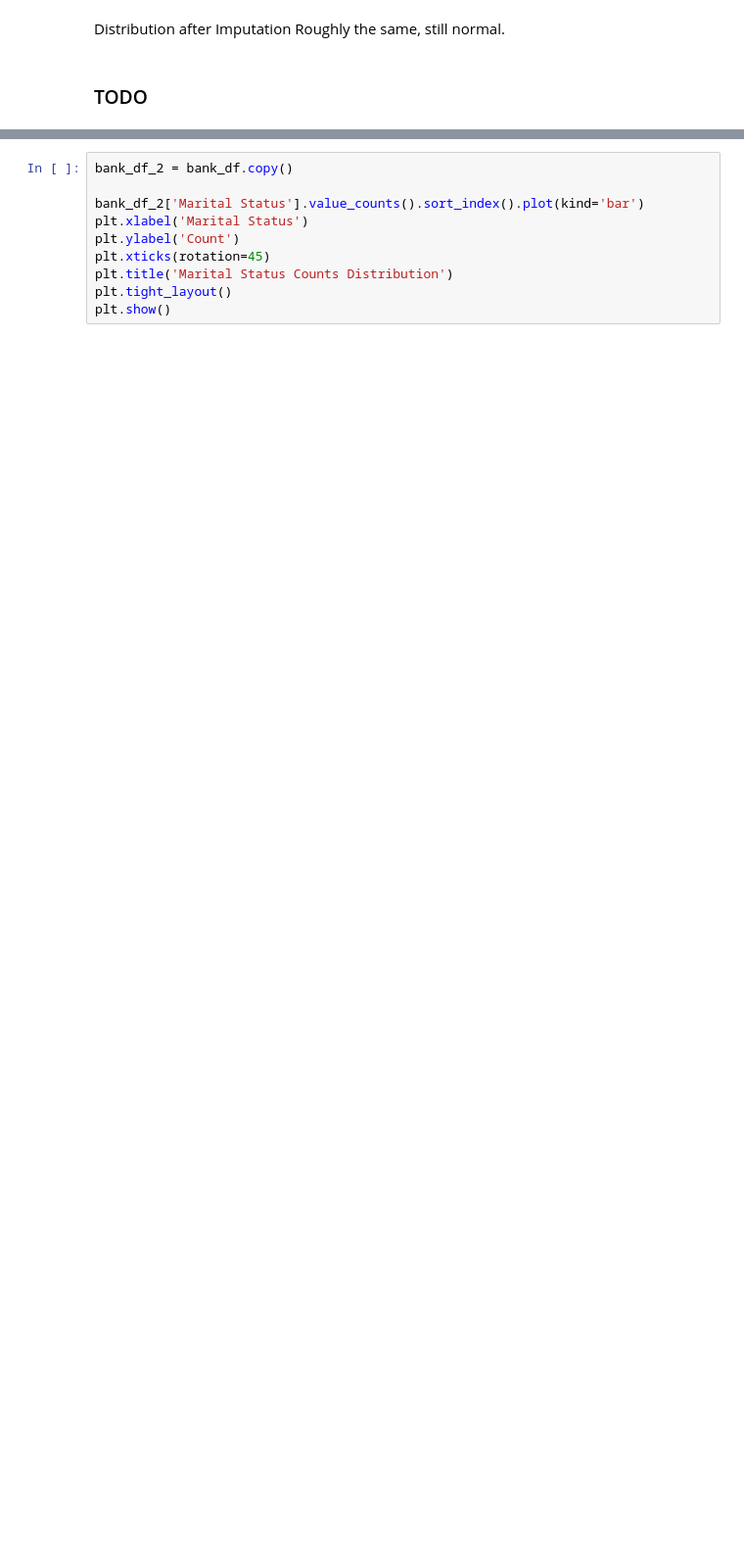
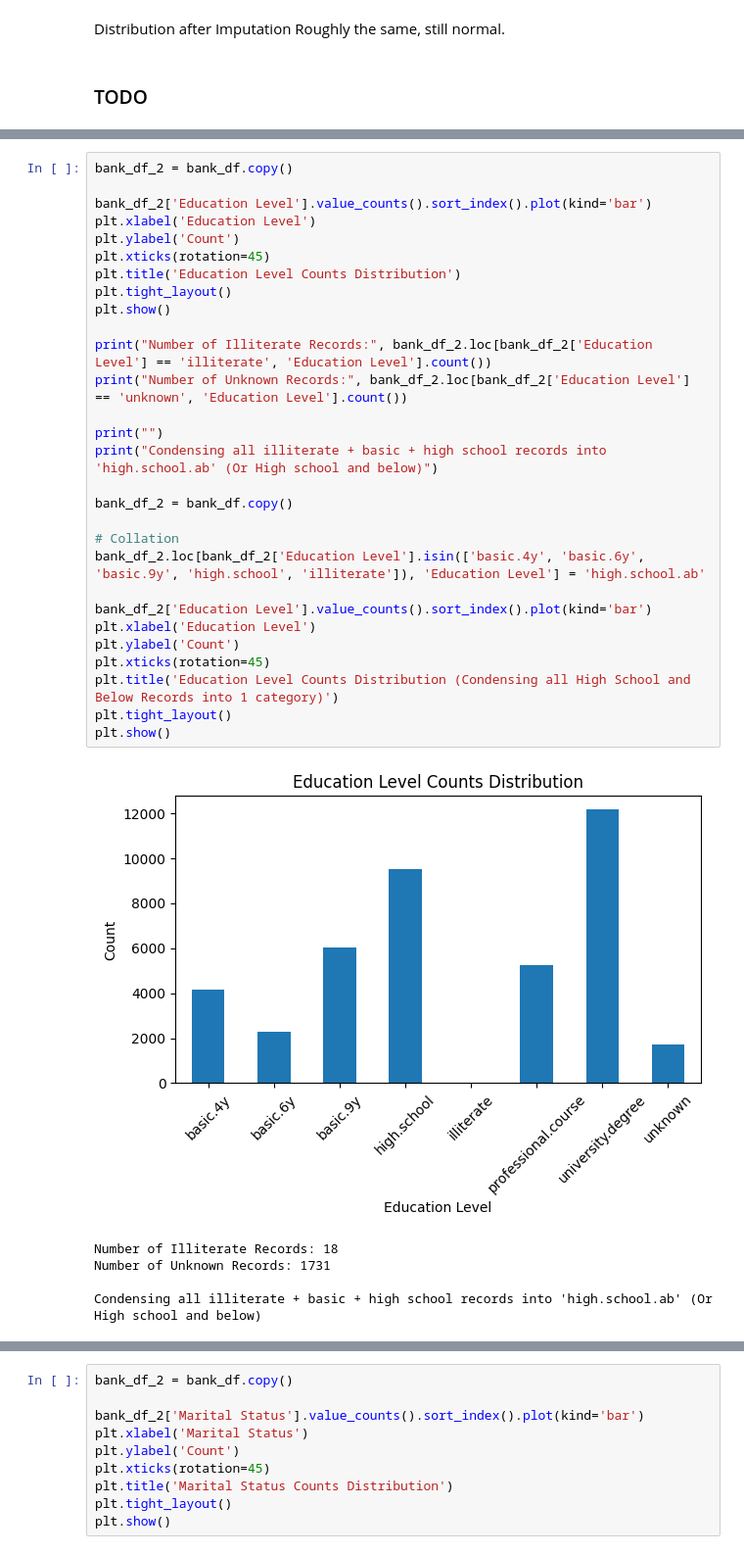
Before and after one commit to AlaTan93/aiap20-tan-song-xin-alastair-872I, a Jupyter notebook: eda.ipynb, the cells around one changed output, grey strips where cells are left out. Shown at 98% size. Saved outputs shown, nothing was run; the diff lists cells and outputs as text; blank space fills up the shorter version.

```diff
--- a/eda.ipynb
+++ b/eda.ipynb
@@ -276,0 +302,35 @@ print("Collation of Jobs into these new categories:")
+# %%
+bank_df_2 = bank_df.copy()
+
+bank_df_2['Education Level'].value_counts().sort_index().plot(kind='bar')
+plt.xlabel('Education Level')
+plt.ylabel('Count')
+plt.xticks(rotation=45)
+plt.title('Education Level Counts Distribution')
+plt.tight_layout()
+plt.show()
+
+print("Number of Illiterate Records:", bank_df_2.loc[bank_df_2['Education Level'] == 'illiterate', 'Education Level'].count())
+print("Number of Unknown Records:", bank_df_2.loc[bank_df_2['Education Level'] == 'unknown', 'Education Level'].count())
+
+print("")
+print("Condensing all illiterate + basic + high school records into 'high.school.ab' (Or High school and below)")
+
+bank_df_2 = bank_df.copy()
+
+# Collation
+bank_df_2.loc[bank_df_2['Education Level'].isin(['basic.4y', 'basic.6y', 'basic.9y', 'high.school', 'illiterate']), 'Education Level'] = 'high.school.ab'
+
+bank_df_2['Education Level'].value_counts().sort_index().plot(kind='bar')
+plt.xlabel('Education Level')
+plt.ylabel('Count')
+plt.xticks(rotation=45)
+plt.title('Education Level Counts Distribution (Condensing all High School and Below Records into 1 category)')
+plt.tight_layout()
+plt.show()
+# %% [output]
+[figure, added]
+Number of Illiterate Records: 18
+Number of Unknown Records: 1731
+
+Condensing all illiterate + basic + high school records into 'high.school.ab' (Or High school and below)
```
Also changed, not shown: parts of 16 cells of this notebook, 13 other files.
